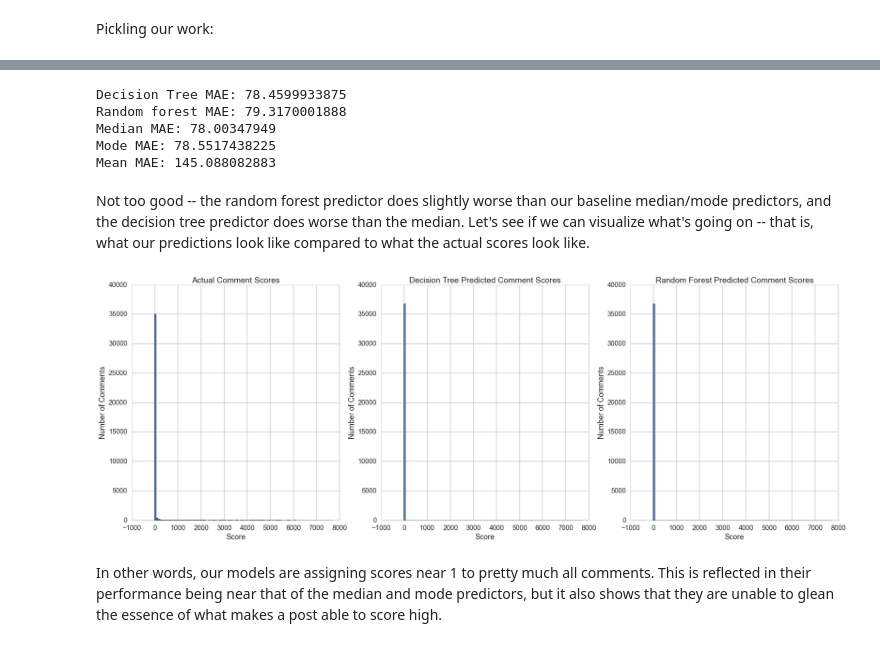
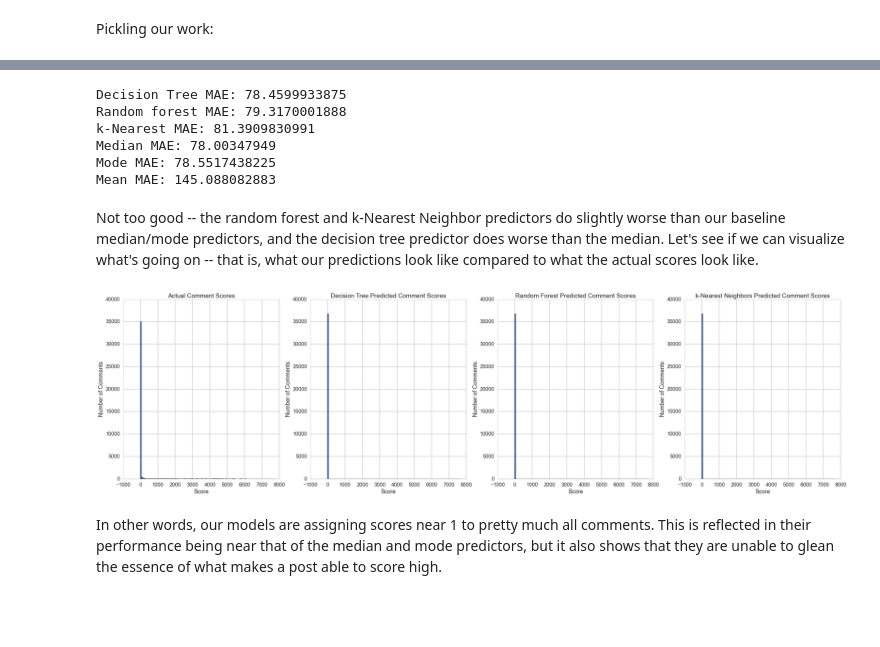
Before and after one commit to geoffstevens8/finalproject, a Jupyter notebook: Verification.ipynb, the cells around one changed output, grey strips where cells are left out. Cells and saved outputs as stored; diff of their text form; code cells hidden in the pictures; blank space fills up the shorter version.

```diff
--- a/Verification.ipynb
+++ b/Verification.ipynb
@@ -304,6 +304,8 @@ And now we can test out our models. Starting with Decision Trees and Random Fore
 trees = cPickle.load(open('clftree.p', 'rb'))
 # %%
 forest = cPickle.load(open('clfforest.p', 'rb'))
+# %%
+knn = cPickle.load(open('clfkn.p', 'r'))
 # %%
 cols = ['created_utc',
         'time_delay',
@@ -329,34 +331,39 @@ cols = ['created_utc',
 # %%
 decision_tree_predictions = trees.predict(df_test[cols])
 random_forest_predictions = forest.predict(df_test[cols])
+knn_predictions = knn.predict(df_test[cols])
 
 print "Decision Tree MAE:", np.mean(abs(np.exp(decision_tree_predictions) - df_test.ups))
 print "Random forest MAE:", np.mean(abs(np.exp(random_forest_predictions) - df_test.ups))
+print "k-Nearest MAE:", np.mean(abs(np.exp(knn_predictions) - df_test.ups))
 print "Median MAE:", np.mean(abs(2 - df_test.ups))
 print "Mode MAE:", np.mean(abs(1 - df_test.ups))
 print "Mean MAE:", np.mean(abs(79.3385934016 - df_test.ups))
 # %% [output]
 Decision Tree MAE: 78.4599933875
 Random forest MAE: 79.3170001888
+k-Nearest MAE: 81.3909830991
 Median MAE: 78.00347949
 Mode MAE: 78.5517438225
 Mean MAE: 145.088082883
 # %% [markdown]
-Not too good -- the random forest predictor does slightly worse than our baseline median/mode predictors, and the decision tree predictor does worse than the median. Let's see if we can visualize what's going on -- that is, what our predictions look like compared to what the actual scores look like.
+Not too good -- the random forest and k-Nearest Neighbor predictors do slightly worse than our baseline median/mode predictors, and the decision tree predictor does worse than the median. Let's see if we can visualize what's going on -- that is, what our predictions look like compared to what the actual scores look like.
 # %%
-fig, axes = plt.subplots(nrows=1, ncols=3, figsize=(30,10))
+fig, axes = plt.subplots(nrows=1, ncols=4, figsize=(40,10))
 
 bins = axes[0].hist(df_test.ups,100)[1]
 axes[0].set_title("Actual Comment Scores")
 axes[1].hist(decision_tree_predictions, bins)
 axes[1].set_title("Decision Tree Predicted Comment Scores")
 axes[2].hist(random_forest_predictions, bins)
 axes[2].set_title("Random Forest Predicted Comment Scores")
+axes[3].hist(knn_predictions, bins)
+axes[3].set_title("k-Nearest Neighbors Predicted Comment Scores")
 
 for ax in axes:
     ax.set_xlabel("Score")
     ax.set_ylabel("Number of Comments")
 # %% [output]
-[figure, old version]
+[figure, new version]
 # %% [markdown]
 In other words, our models are assigning scores near 1 to pretty much all comments. This is reflected in their performance being near that of the median and mode predictors, but it also shows that they are unable to glean the essence of what makes a post able to score high.
```
Also changed, not shown: parts of 3 cells of this notebook.
